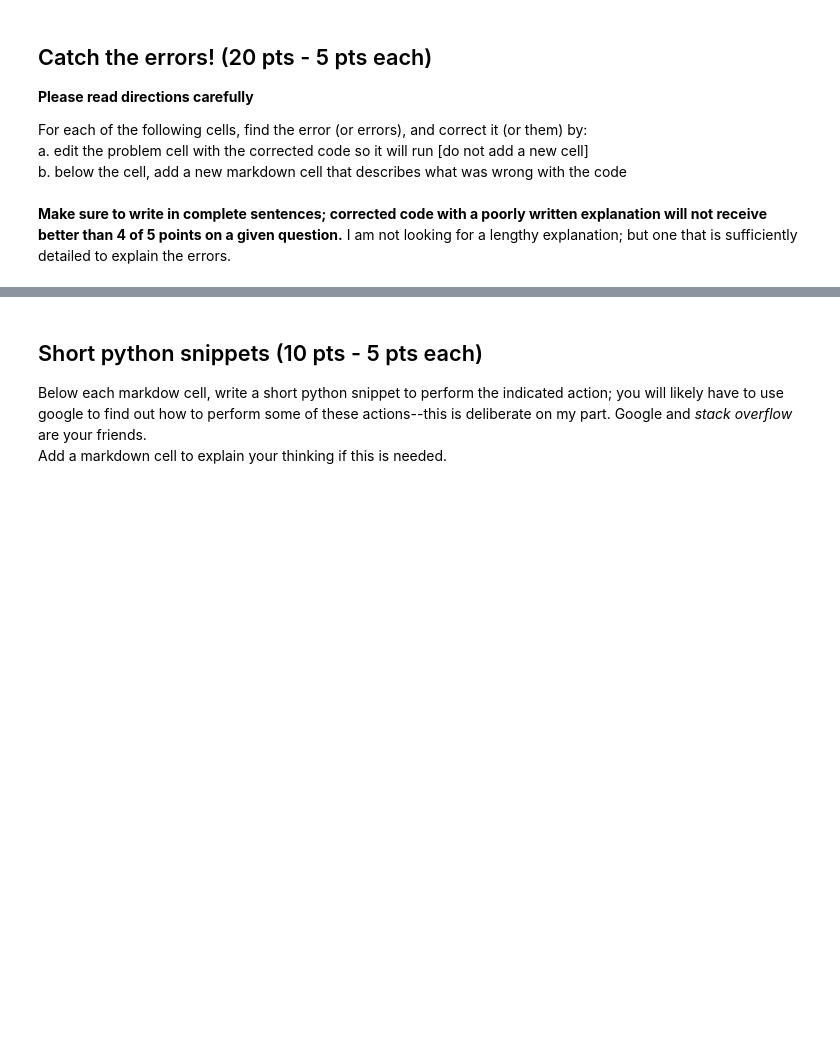
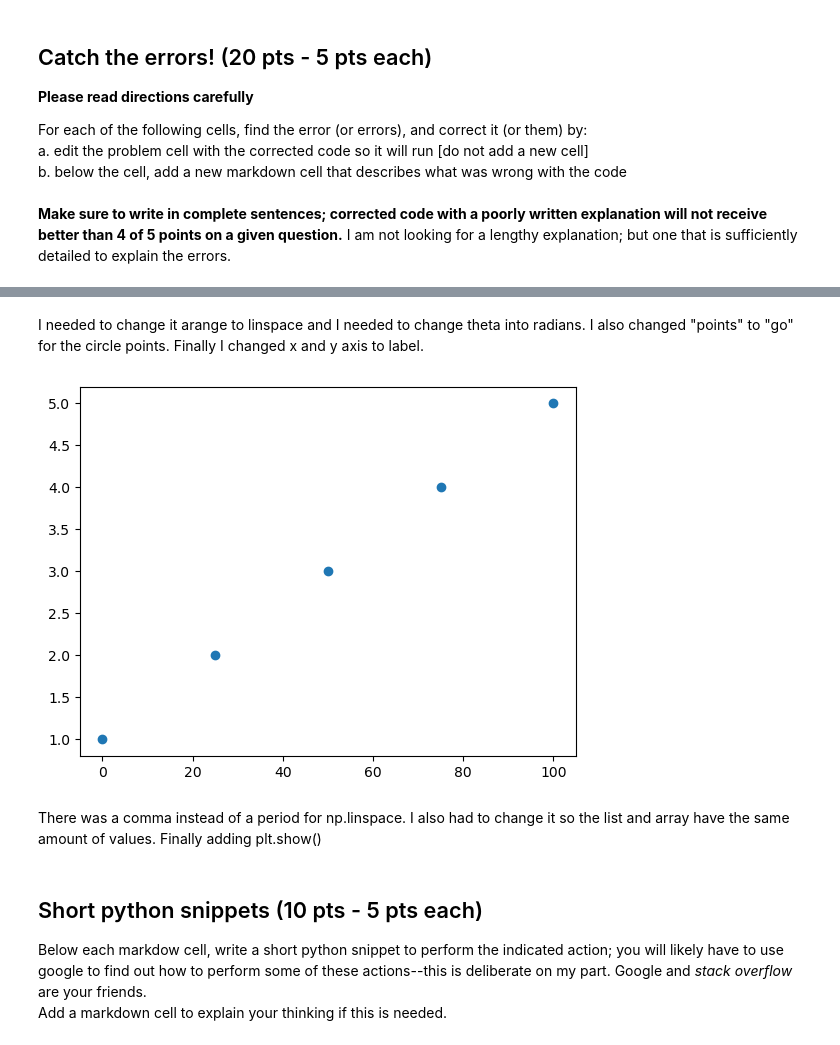
Before and after one commit to LDeGroot-Wooster/CompPhys26, a Jupyter notebook: Labs/LabAssignment4_S26.ipynb, the cells around one changed output, grey strips where cells are left out. Drawn from its saved outputs; the diff is of its cells as text; code cells hidden in the pictures; blank space fills up the shorter version.

```diff
--- a/Labs/LabAssignment4_S26.ipynb
+++ b/Labs/LabAssignment4_S26.ipynb
@@ -38,8 +60,15 @@ plt.yaxis('sin(theta)')
+# %% [markdown]
+I needed to change it arange to linspace and I needed to change theta into radians. I also changed "points" to "go" for the circle points. Finally I changed x and y axis to label.
 # %%
 #4 - making a scatter plot of the array a and list b
-a = np,linspace(0,100,50)
+a = np.linspace(0,100,5)
 b = [1,2,3,4,5]
 plt.scatter(a,b)
+plt.show()
+# %% [output]
+[figure, added]
+# %% [markdown]
+There was a comma instead of a period for np.linspace. I also had to change it so the list and array have the same amount of values. Finally adding plt.show()
 # %% [markdown]
 ## Short python snippets (10 pts - 5 pts each)
 Below each markdow cell, write a short python snippet to perform the indicated action; you will likely have to use google to find out how to perform some of these actions--this is deliberate on my part. Google and *stack overflow* are your friends.<br>
```
Also changed, not shown: parts of 15 cells of this notebook.
